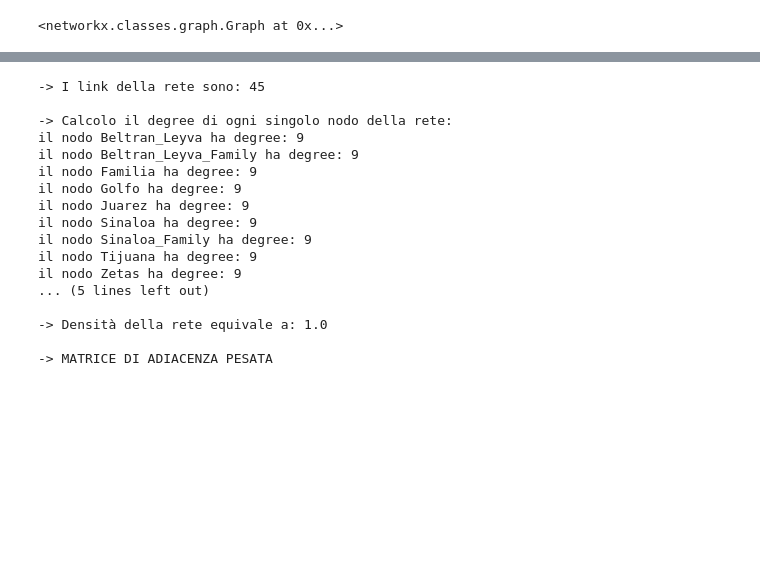
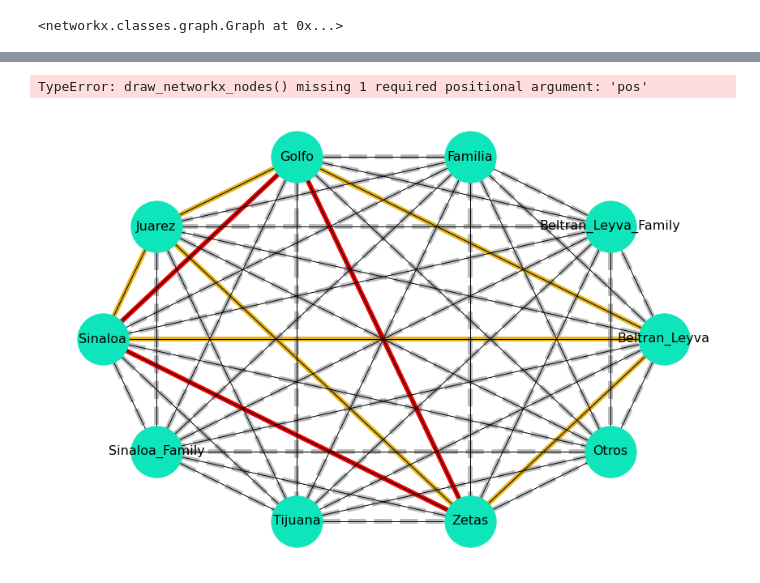
Before and after one commit to emacarta/Mexico-Drug-Traffic-Activities, a Jupyter notebook: Mexican_Drug_Cartell_Analysis.ipynb, the cells around one changed output, grey strips where cells are left out. Saved outputs shown, nothing was run; the diff lists cells and outputs as text; code cells hidden in the pictures; blank space fills up the shorter version.

```diff
--- a/Mexican_Drug_Cartell_Analysis.ipynb
+++ b/Mexican_Drug_Cartell_Analysis.ipynb
@@ -1301,20 +1319,54 @@ La cartella 'GeeksforGeeks' è stata creata con successo
-# %%
-metrics(net_0010)
-# %% [output]
--> I link della rete sono: 45
-
--> Calcolo il degree di ogni singolo nodo della rete:
-il nodo Beltran_Leyva ha degree: 9
-il nodo Beltran_Leyva_Family ha degree: 9
-il nodo Familia ha degree: 9
-il nodo Golfo ha degree: 9
-il nodo Juarez ha degree: 9
-il nodo Sinaloa ha degree: 9
-il nodo Sinaloa_Family ha degree: 9
-il nodo Tijuana ha degree: 9
-il nodo Zetas ha degree: 9
-... (5 lines left out)
-
--> Densità della rete equivale a: 1.0
-
--> MATRICE DI ADIACENZA PESATA
+# %%
+G = net_0010
+
+tante = [(u, v) for (u, v, d) in G.edges(data=True) if d["weight"] > 100]
+poche = [(u, v) for (u, v, d) in G.edges(data=True) if d["weight"] <= 100]
+lot = [(u, v) for (u, v, d) in G.edges(data=True) if d["weight"] > 150]
+
+pos = nx.circular_layout(net_0010)  # positions for all nodes - seed for reproducibility
+
+# nodes
+nx.draw_networkx_nodes(G, node_color= '#0ee5ba', node_size=4000,)
+
+# edges
+nx.draw_networkx_edges(G, pos, edgelist=tante, width=6,edge_color="red")
+nx.draw_networkx_edges(
+    G, pos, edgelist=poche, width=6, alpha=0.5, edge_color="orange", style="dashed"
+)
+nx.draw_networkx_edges(
+    G, pos, edgelist=lot, width=6, alpha=0.5, edge_color="b",
+)
+
+# node labels
+nx.draw_networkx_labels(G, pos, font_size=20)
+# edge weight labels
+edge_labels = nx.get_edge_attributes(G, "weight")
+nx.draw_networkx_edge_labels(G, pos, edge_labels)
+nx.draw(net_0010, pos, with_labels=True,**options)
+ax = plt.gca()
+ax.margins(0.08)
+plt.axis("off")
+plt.tight_layout()
+plt.show()
+# %% [output]
+TypeError: draw_networkx_nodes() missing 1 required positional argument: 'pos'
+# %%
+tante = [(u, v) for (u, v, d) in net_0010.edges(data=True) if d["weight"] > 100 and d["weight"] < 150]
+
+poche = [(u, v) for (u, v, d) in net_0010.edges(data=True) if d["weight"] <= 100]
+lot = [(u, v) for (u, v, d) in net_0010.edges(data=True) if d["weight"] > 150]
+
+# edges
+nx.draw_networkx_edges(net_0010, pos, edgelist=tante, width=6,edge_color="#e5b31c")
+nx.draw_networkx_edges(
+    net_0010, pos, edgelist=poche, width=6, alpha=0.5, edge_color="#787b7d", style="dashed"
+)
+nx.draw_networkx_edges(
+    net_0010, pos, edgelist=lot, width=6, edge_color='#e70606',
+)
+nx.draw(net_0010, pos, with_labels=True,**options)
+
+plt.rcParams["figure.figsize"] = (15,10)
+plt.show()
+# %% [output]
+[figure, added]
```
Also changed, not shown: parts of 18 cells of this notebook.
